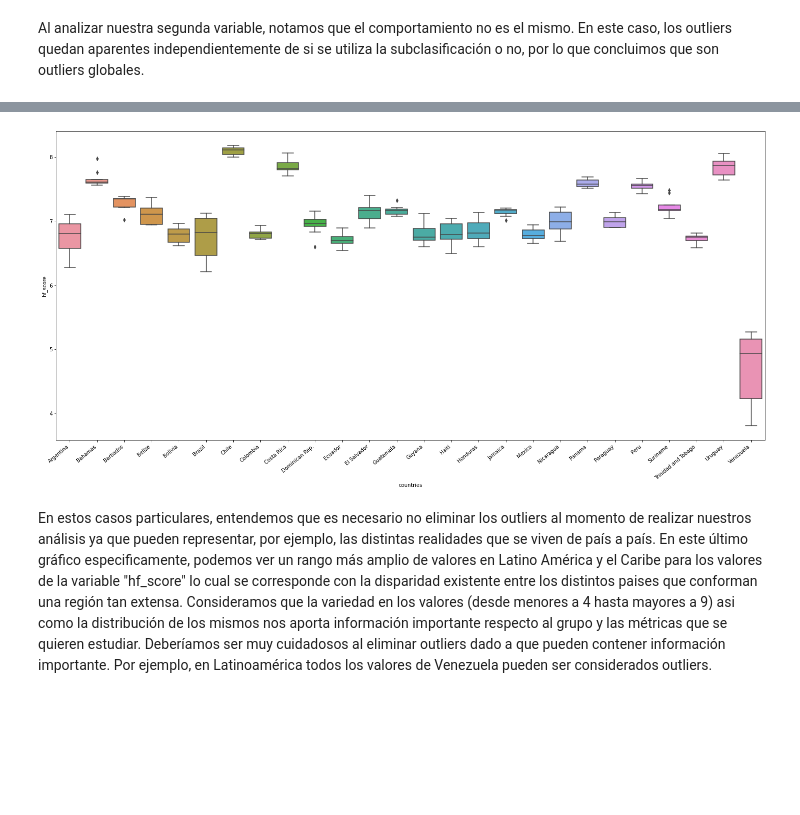
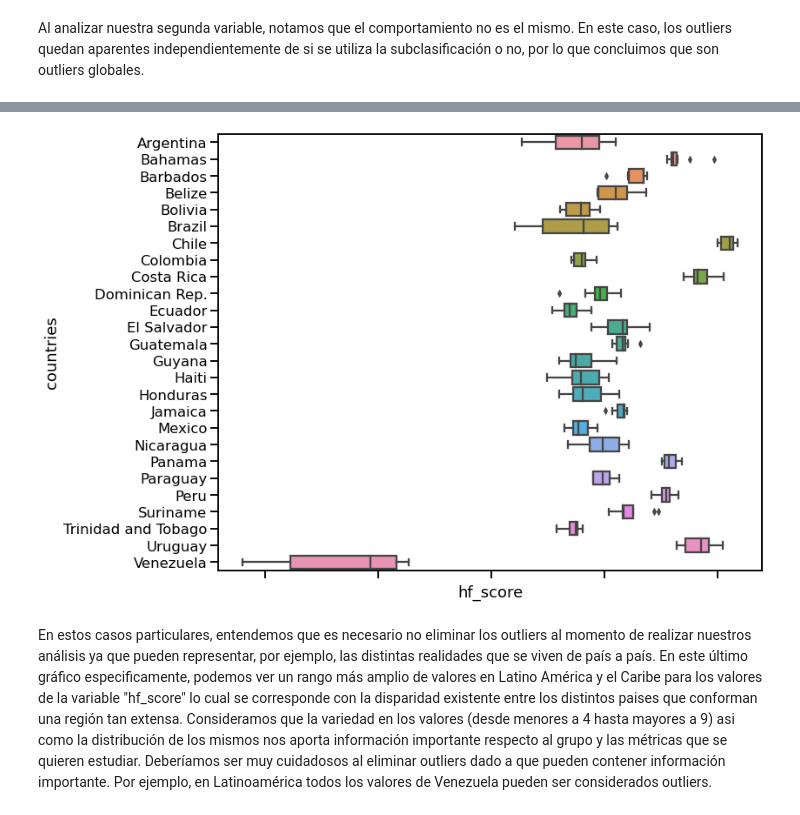
Before and after one commit to mauroeparis/ayvc2g9p1, a Jupyter notebook: practico.ipynb, the cells around one changed output, grey strips where cells are left out. Cells and saved outputs as stored; diff of their text form; code cells hidden in the pictures; blank space fills up the shorter version.

```diff
--- a/practico.ipynb
+++ b/practico.ipynb
@@ -233,0 +222,11 @@ seaborn.despine()
+# %%
+
+seaborn.set_context(context='talk', font_scale=1)
+fig, axs = plt.subplots(nrows=1, ncols=2,
+                        figsize=(7*2, 5), constrained_layout=True)
+axs[0].set_title("Global\n")
+axs[1].set_title("Latin America\n")
+seaborn.boxplot(data=dataset,  x='pf_identity', ax=axs[0])
+seaborn.boxplot(data=dataset, y='region', x='pf_identity', ax=axs[1])
+seaborn.despine()
+plt.ylabel("")
@@ -247,0 +238,11 @@ seaborn.despine()
+# %%
+
+seaborn.set_context(context='talk', font_scale=1)
+fig, axs = plt.subplots(nrows=1, ncols=2,
+                        figsize=(7*2, 5), constrained_layout=True)
+axs[0].set_title("Global\n")
+axs[1].set_title("Latin America\n")
+seaborn.boxplot(data=dataset,  x='hf_score', ax=axs[0])
+seaborn.boxplot(data=dataset, y='region', x='hf_score', ax=axs[1])
+seaborn.despine()
+plt.ylabel("")
@@ -248,12 +252,12 @@ seaborn.despine()
 # %%
-plt.figure(figsize=(20,10))
+plt.figure(figsize=(12,8))
 latam = dataset['Latin America & the Caribbean' == dataset['region']]
-ax = seaborn.boxplot(x='countries', y='hf_score', data=latam)
+ax = seaborn.boxplot(x='hf_score', y='countries', data=latam)
 ax.set_xticklabels(ax.get_xticklabels(), rotation=40, ha="right")
 plt.tight_layout()
 plt.show()
 # %% [output]
-[figure, old version]
+[figure, new version]
 # %% [markdown]
 En estos casos particulares, entendemos que es necesario no eliminar los outliers al momento de realizar nuestros análisis ya que pueden representar, por ejemplo, las distintas realidades que se viven de país a país. En este último gráfico especificamente, podemos ver un rango más amplio de valores en Latino América y el Caribe para los valores de la variable "hf_score" lo cual se corresponde con la disparidad existente entre los distintos paises que conforman una región tan extensa. Consideramos que la variedad en los valores (desde menores a 4 hasta mayores a 9) asi como la distribución de los mismos nos aporta información importante respecto al grupo y las métricas que se quieren estudiar. Deberíamos ser muy cuidadosos al eliminar outliers dado a que pueden contener información importante. Por ejemplo, en Latinoamérica todos los valores de Venezuela pueden ser considerados outliers.
 # %% [markdown]
```
Also changed, not shown: parts of 9 cells of this notebook.
